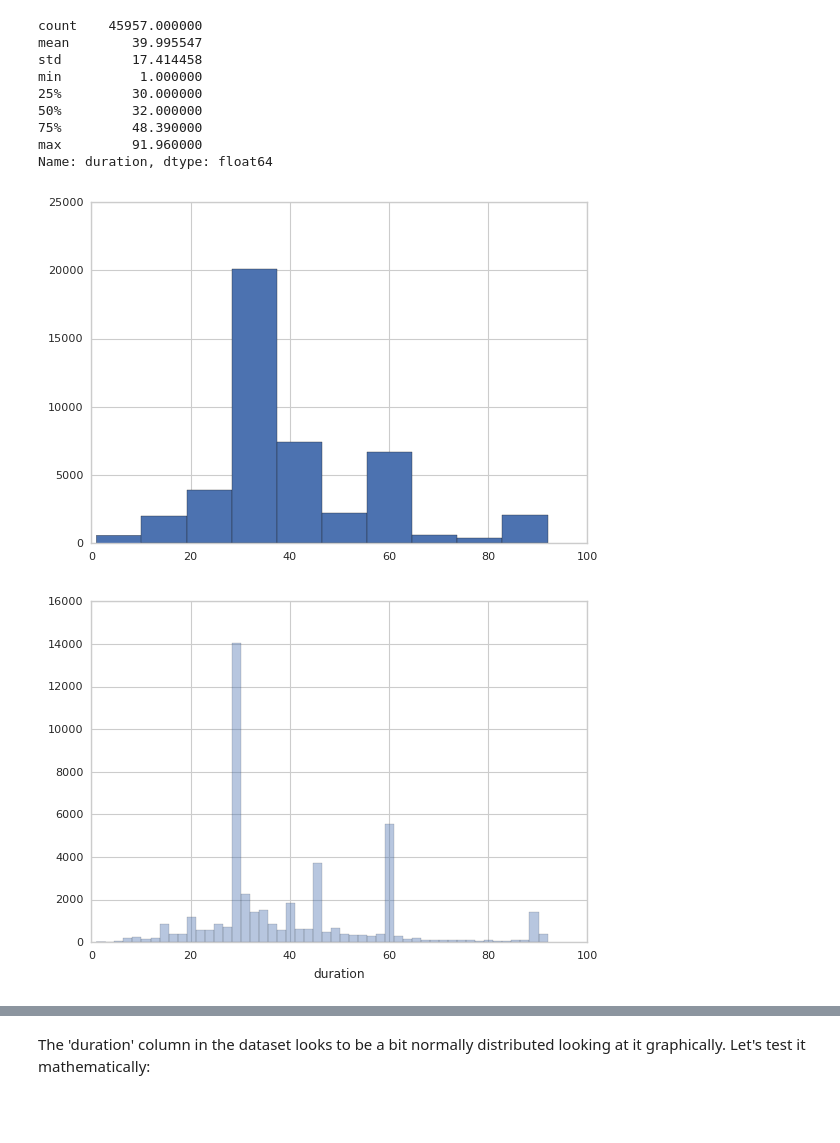
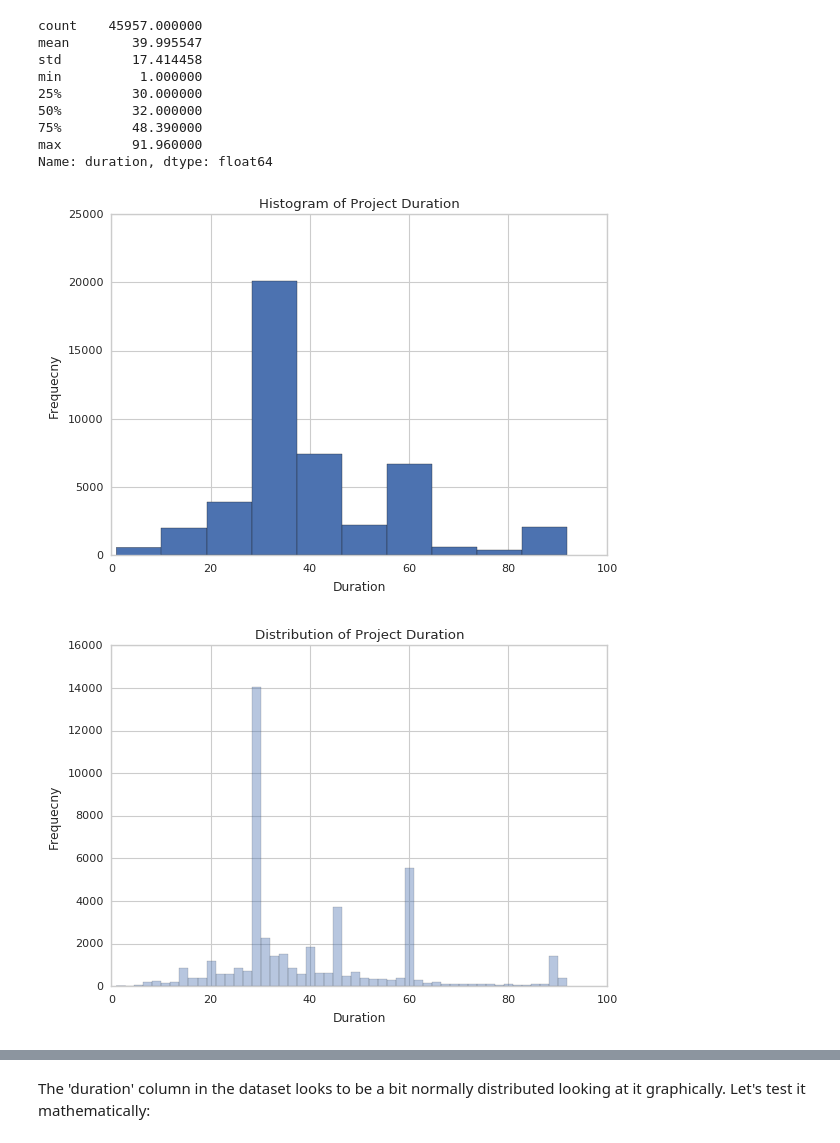
Before and after one commit to wblakecannon/kickstarter-consulting, a Jupyter notebook: kickstarter-consulting.ipynb, the cells around one changed output, grey strips where cells are left out. Cells and saved outputs as stored; diff of their text form; code cells hidden in the pictures; blank space fills up the shorter version.

```diff
--- a/kickstarter-consulting.ipynb
+++ b/kickstarter-consulting.ipynb
@@ -29,8 +32,8 @@ Populating the interactive namespace from numpy and matplotlib
 # empty data will be filled in as NaN
 # The data can be found at http://bit.ly/2cgMGDm
 kickstarter_df = pd.read_csv('DSI_kickstarterscrape_dataset.csv', keep_default_na=True)
-# Rename 'project id' to 'project_id' as spaces can confuse code
-kickstarter_df.rename(columns={'project id': 'project_id'}, inplace=True)
+# Rename columns with spaces to _
+kickstarter_df.rename(columns={'project id': 'project_id', 'funded percentage': 'funded_percentage', 'funded date': 'funded_date', 'reward levels': 'reward_levels'}, inplace=True)
 # Set index as 'project_id'
 kickstarter_df.set_index(['project_id'], inplace=True)
 # %% [markdown]
@@ -224,15 +244,21 @@ Name: duration, dtype: float64
 # %%
 # Plot histogram of 'duration' column
 plt.hist(kickstarter_df['duration'])
+plt.xlabel('Duration')
+plt.ylabel('Frequecny')
+plt.title('Histogram of Project Duration')
 plt.show()
 # %% [output]
-[figure, old version]
+[figure, new version]
 # %%
 # Plot distribution plot of 'duration' column
 sns.distplot(kickstarter_df['duration'], kde=False)
+plt.xlabel('Duration')
+plt.ylabel('Frequecny')
+plt.title('Distribution of Project Duration')
 plt.show()
 # %% [output]
-[figure, old version]
+[figure, new version]
 # %%
 # Plot kde of 'duration' column
 sns.kdeplot(kickstarter_df['duration'])
```
Also changed, not shown: parts of 46 cells of this notebook.
